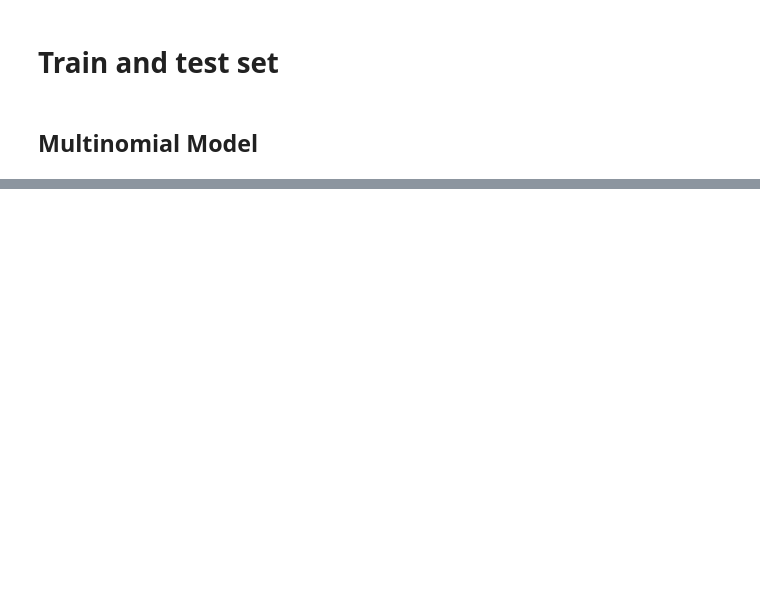
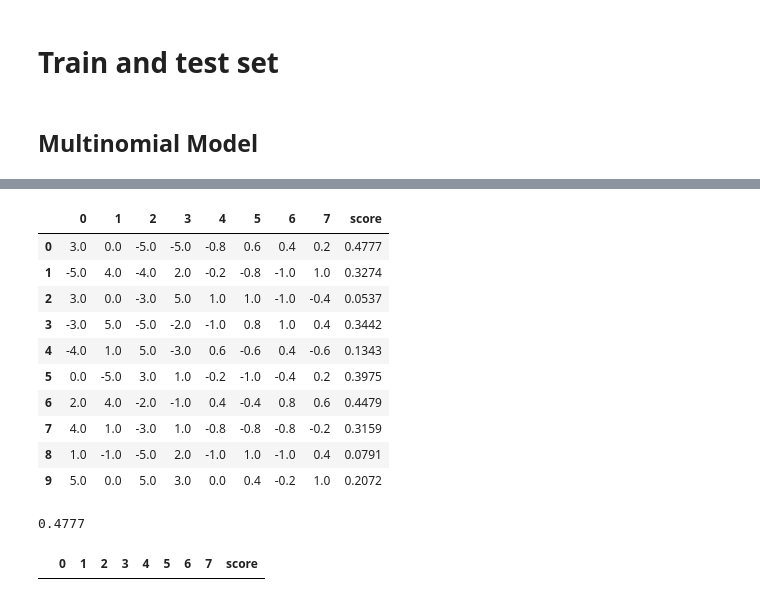
Before and after one commit to annitodd/activitysim, a Jupyter notebook: austin_mp/car_ownweship_reestimation.ipynb, the cells around one changed output, grey strips where cells are left out. Cells and saved outputs as stored; diff of their text form; code cells hidden in the pictures; blank space fills up the shorter version.

Commit message:
grid-search car ouwership

```diff
--- a/austin_mp/car_ownweship_reestimation.ipynb
+++ b/austin_mp/car_ownweship_reestimation.ipynb
@@ -292,0 +246,41 @@ Name: cars, dtype: int64
+# %%
+#Building grid of coefficients:
+grid = np.array(np.meshgrid(constant_1_value,
+                            constant_2_value,
+                            constant_3_value,
+                            constant_4_value,
+                            num_drive_2_1,
+                            num_drive_3_1,
+                            num_children_16_to_17_1,
+                            num_young_adults)).T.reshape(-1,8)
+
+#Obtain random combination set of parameters.
+grid_rands = grid[np.random.randint(grid.shape[0], size=500), :]
+# %%
+%%time
+score_list = []
+for row in grid_rands:
+#     start = time.time()
+    coeff.loc['constant','cars1'] = row[0]
+    coeff.loc['constant','cars2'] = row[1]
+    coeff.loc['constant','cars3'] = row[2]
+    coeff.loc['constant','cars4'] = row[3]
+    coeff.loc['num_drivers_2','cars1'] = row[4]
+    coeff.loc['num_drivers_3','cars1'] = row[5]
+    coeff.loc['num_children_16_to_17','cars1'] = row[6]
+    coeff.loc['num_young_adults','cars1'] = row[7]
+
+    utils = (coeff.T @ hh_merge[var_names].T).T.astype(float)
+    utils_exp = utils.apply(np.exp)
+    probs = utils_exp.div(utils_exp.sum(axis = 1), axis = 0)
+    choices = simulation(probs)
+    hh_merge['auto_ownership'] = choices
+
+    #Cross tab
+    cross_tab = pd.crosstab(hh_merge.VEHICL, hh_merge.auto_ownership, normalize= 'all')
+    score = np.diagonal(cross_tab).sum()
+    score_list.append(score)
+#     score = np.abs((hh_merge.VEHICL_1.value_counts() -  hh_merge.auto_ownership.value_counts())).sum()
+#     score_list.append(score)
+#     end = time.time()
+#     print(end - start)
@@ -292,0 +290,24 @@ Name: cars, dtype: int64
+# %%
+results_join = pd.DataFrame(grid_rands)
+results_join['score'] = score_list
+results_join
+# %% [output]
+|  | 0 | 1 | 2 | 3 | 4 | 5 | 6 | 7 | score |
+| 0 | 3.0 | 0.0 | -5.0 | -5.0 | -0.8 | 0.6 | 0.4 | 0.2 | 0.4777 |
+| 1 | -5.0 | 4.0 | -4.0 | 2.0 | -0.2 | -0.8 | -1.0 | 1.0 | 0.3274 |
+| 2 | 3.0 | 0.0 | -3.0 | 5.0 | 1.0 | 1.0 | -1.0 | -0.4 | 0.0537 |
+| 3 | -3.0 | 5.0 | -5.0 | -2.0 | -1.0 | 0.8 | 1.0 | 0.4 | 0.3442 |
+| 4 | -4.0 | 1.0 | 5.0 | -3.0 | 0.6 | -0.6 | 0.4 | -0.6 | 0.1343 |
+| 5 | 0.0 | -5.0 | 3.0 | 1.0 | -0.2 | -1.0 | -0.4 | 0.2 | 0.3975 |
+| 6 | 2.0 | 4.0 | -2.0 | -1.0 | 0.4 | -0.4 | 0.8 | 0.6 | 0.4479 |
+| 7 | 4.0 | 1.0 | -3.0 | 1.0 | -0.8 | -0.8 | -0.8 | -0.2 | 0.3159 |
+| 8 | 1.0 | -1.0 | -5.0 | 2.0 | -1.0 | 1.0 | -1.0 | 0.4 | 0.0791 |
+| 9 | 5.0 | 0.0 | 5.0 | 3.0 | 0.0 | 0.4 | -0.2 | 1.0 | 0.2072 |
+# %%
+results_join.score.max()
+# %% [output]
+0.4777
+# %%
+results_join[results_join.score > 0.5]
+# %% [output]
+|  | 0 | 1 | 2 | 3 | 4 | 5 | 6 | 7 | score |
```
Also changed, not shown: parts of 38 cells of this notebook.
